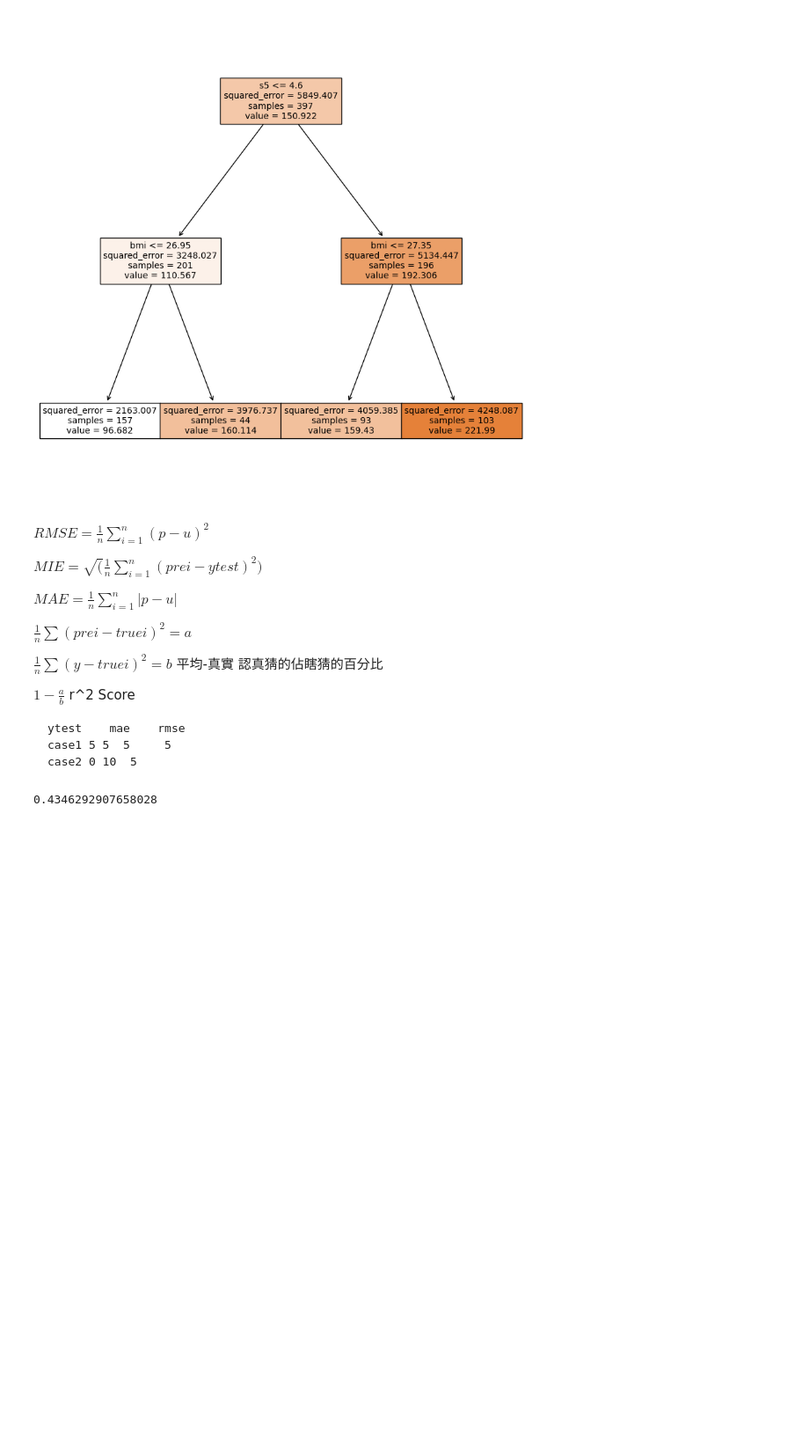
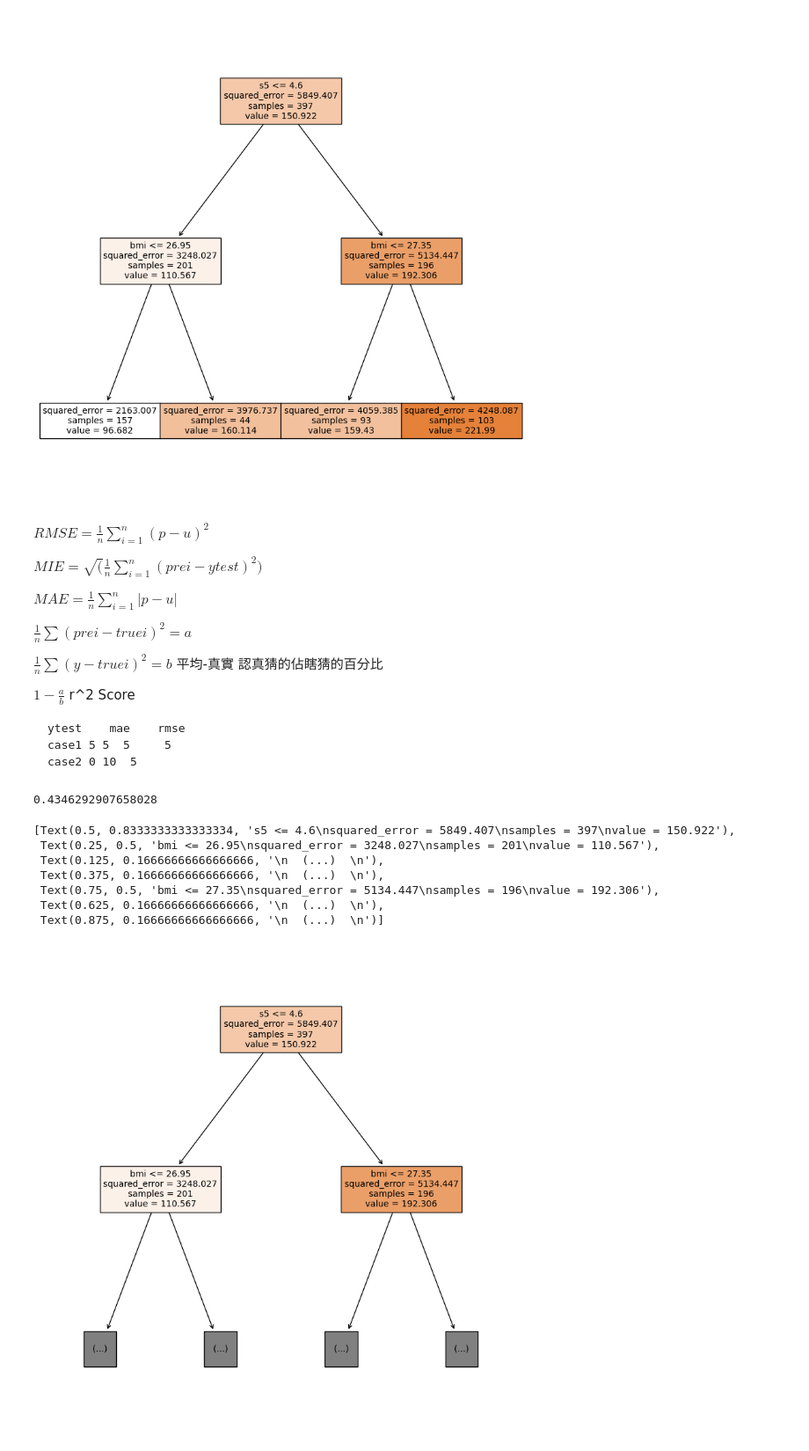
Before and after one commit to wasp33/ximen0703, a Jupyter notebook: regression.ipynb, the cells around one changed output. Shown at 88% size. Saved outputs shown, nothing was run; the diff lists cells and outputs as text; code cells hidden in the pictures; blank space fills up the shorter version.

```diff
--- a/regression.ipynb
+++ b/regression.ipynb
@@ -84,3 +84,20 @@ pre=reg.predict(x_test)
 r2_score(y_test,pre)
 # %% [output]
 0.4346292907658028
+# %%
+import matplotlib.pyplot as plt
+from sklearn.tree import plot_tree
+plt.figure(figsize=[10, 10])
+plot_tree(reg,
+     feature_names=x.columns,
+     filled=True,
+     max_depth=1)
+# %% [output]
+[Text(0.5, 0.8333333333333334, 's5 <= 4.6\nsquared_error = 5849.407\nsamples = 397\nvalue = 150.922'),
+ Text(0.25, 0.5, 'bmi <= 26.95\nsquared_error = 3248.027\nsamples = 201\nvalue = 110.567'),
+ Text(0.125, 0.16666666666666666, '\n  (...)  \n'),
+ Text(0.375, 0.16666666666666666, '\n  (...)  \n'),
+ Text(0.75, 0.5, 'bmi <= 27.35\nsquared_error = 5134.447\nsamples = 196\nvalue = 192.306'),
+ Text(0.625, 0.16666666666666666, '\n  (...)  \n'),
+ Text(0.875, 0.16666666666666666, '\n  (...)  \n')]
+[figure, added]
```
